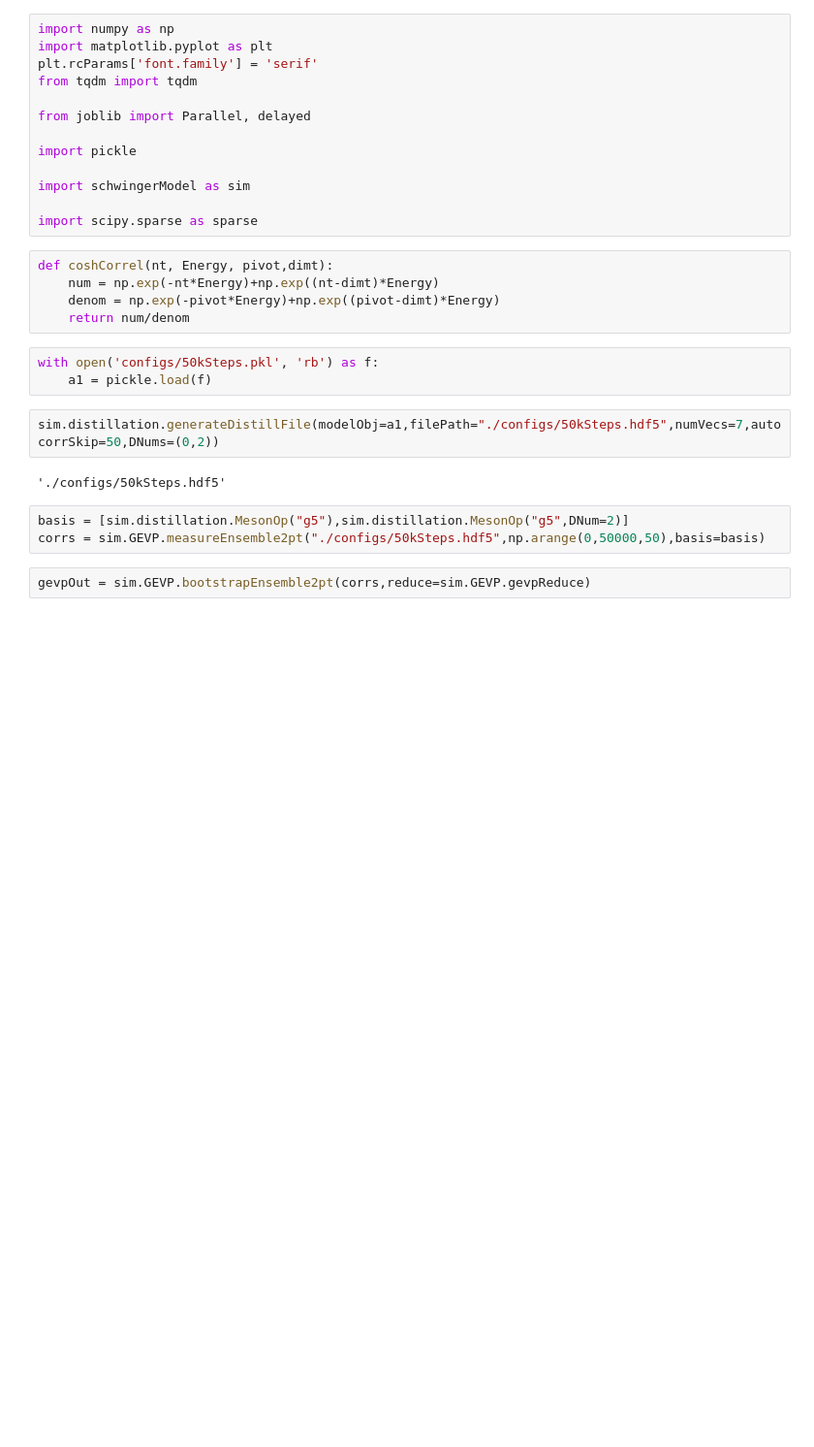
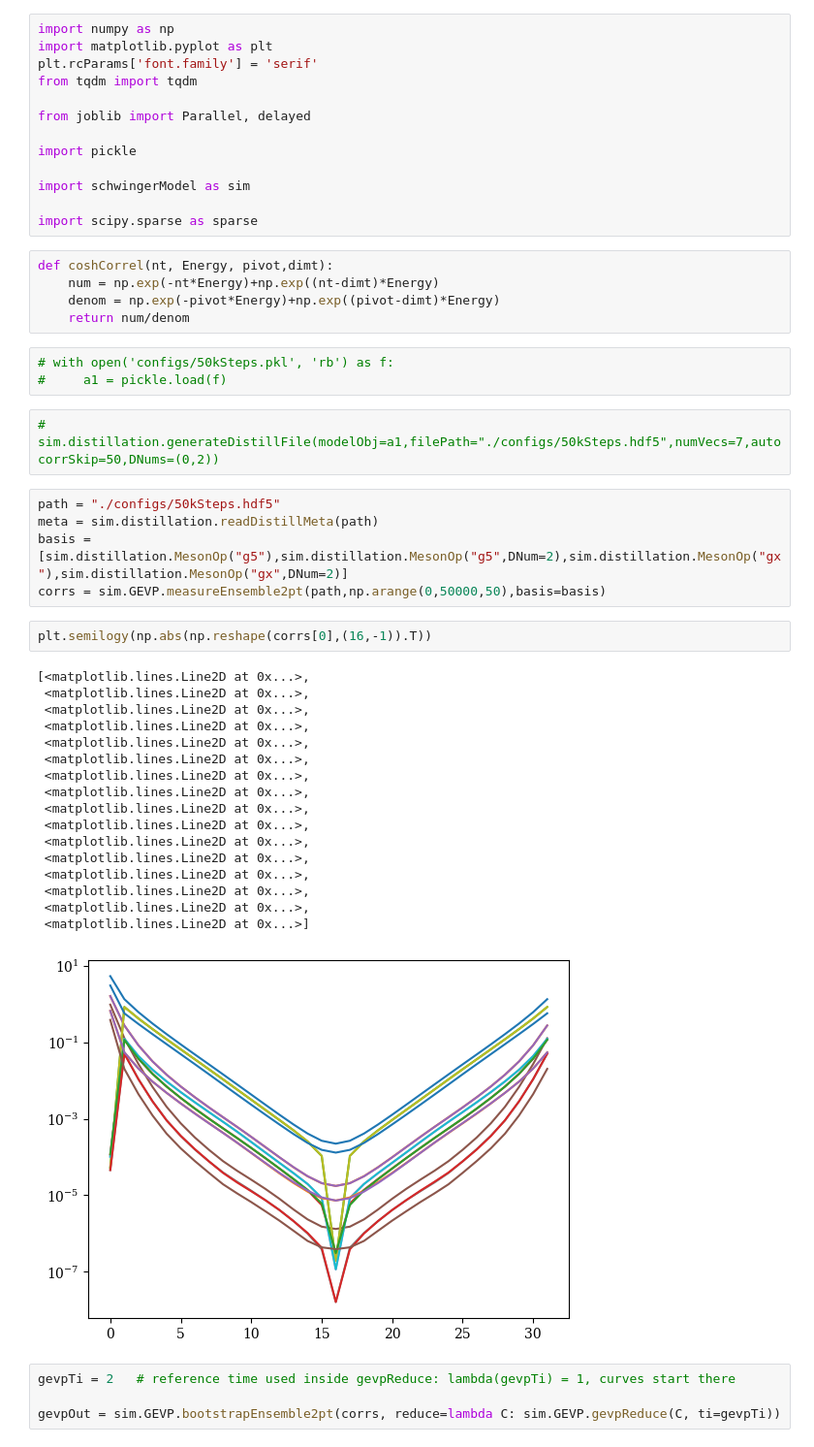
Before and after one commit to wurdahl/schwingerModel, a Jupyter notebook: distillation.ipynb, the cells around one changed output. Shown at 97% size. Cells and saved outputs as stored; diff of their text form; blank space fills up the shorter version.

```diff
--- a/distillation.ipynb
+++ b/distillation.ipynb
@@ -17,15 +17,37 @@ def coshCorrel(nt, Energy, pivot,dimt):
     denom = np.exp(-pivot*Energy)+np.exp((pivot-dimt)*Energy)
     return num/denom
 # %%
-with open('configs/50kSteps.pkl', 'rb') as f:
-    a1 = pickle.load(f)
+# with open('configs/50kSteps.pkl', 'rb') as f:
+#     a1 = pickle.load(f)
 # %%
-sim.distillation.generateDistillFile(modelObj=a1,filePath="./configs/50kSteps.hdf5",numVecs=7,autocorrSkip=50,DNums=(0,2))
+# sim.distillation.generateDistillFile(modelObj=a1,filePath="./configs/50kSteps.hdf5",numVecs=7,autocorrSkip=50,DNums=(0,2))
-# %% [output]
-'./configs/50kSteps.hdf5'
 # %%
-basis = [sim.distillation.MesonOp("g5"),sim.distillation.MesonOp("g5",DNum=2)]
-corrs = sim.GEVP.measureEnsemble2pt("./configs/50kSteps.hdf5",np.arange(0,50000,50),basis=basis)
+path = "./configs/50kSteps.hdf5"
+meta = sim.distillation.readDistillMeta(path)
+basis = [sim.distillation.MesonOp("g5"),sim.distillation.MesonOp("g5",DNum=2),sim.distillation.MesonOp("gx"),sim.distillation.MesonOp("gx",DNum=2)]
+corrs = sim.GEVP.measureEnsemble2pt(path,np.arange(0,50000,50),basis=basis)
+# %%
+plt.semilogy(np.abs(np.reshape(corrs[0],(16,-1)).T))
+# %% [output]
+[<matplotlib.lines.Line2D at 0x...>,
+ <matplotlib.lines.Line2D at 0x...>,
+ <matplotlib.lines.Line2D at 0x...>,
+ <matplotlib.lines.Line2D at 0x...>,
+ <matplotlib.lines.Line2D at 0x...>,
+ <matplotlib.lines.Line2D at 0x...>,
+ <matplotlib.lines.Line2D at 0x...>,
+ <matplotlib.lines.Line2D at 0x...>,
+ <matplotlib.lines.Line2D at 0x...>,
+ <matplotlib.lines.Line2D at 0x...>,
+ <matplotlib.lines.Line2D at 0x...>,
+ <matplotlib.lines.Line2D at 0x...>,
+ <matplotlib.lines.Line2D at 0x...>,
+ <matplotlib.lines.Line2D at 0x...>,
+ <matplotlib.lines.Line2D at 0x...>,
+ <matplotlib.lines.Line2D at 0x...>]
+[figure, added]
 # %%
-gevpOut = sim.GEVP.bootstrapEnsemble2pt(corrs,reduce=sim.GEVP.gevpReduce)
+gevpTi = 2   # reference time used inside gevpReduce: lambda(gevpTi) = 1, curves start there
+
+gevpOut = sim.GEVP.bootstrapEnsemble2pt(corrs, reduce=lambda C: sim.GEVP.gevpReduce(C, ti=gevpTi))
 # %%
```
Also changed, not shown: parts of 4 cells of this notebook, 3 other files.
